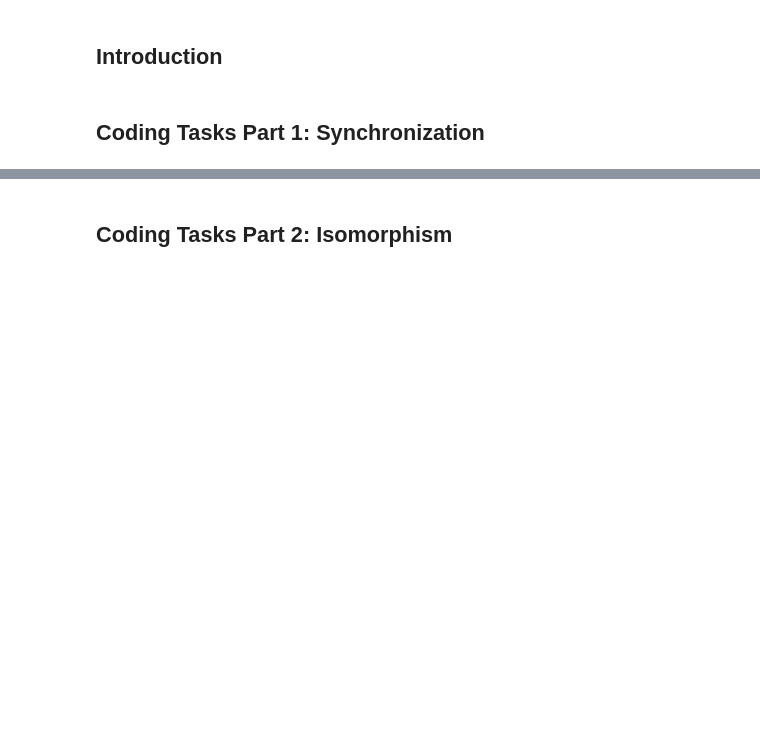
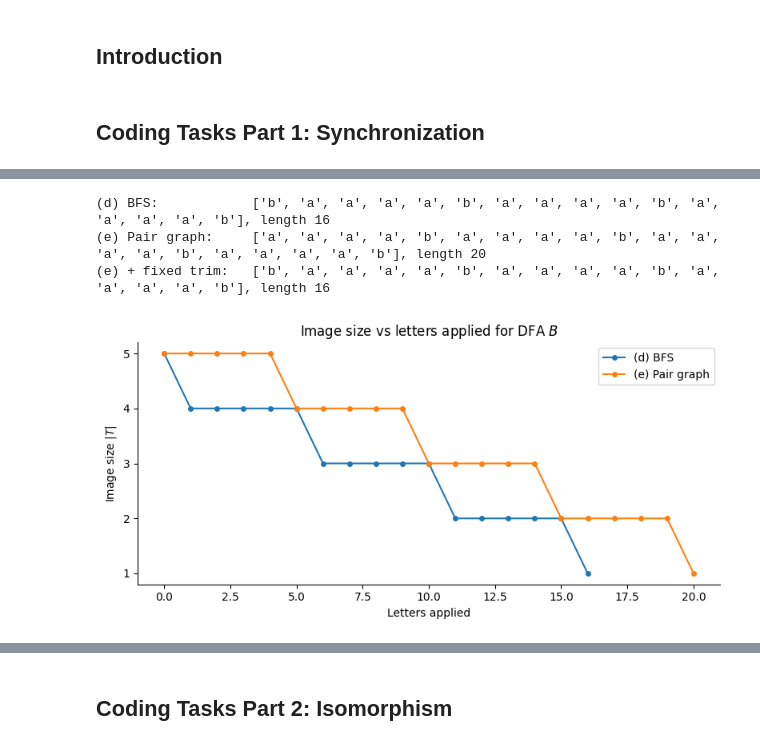
Before and after one commit to kaleater22/MT3510-Group-Project, a Jupyter notebook: mt3510_pure_team_project.ipynb, the cells around one changed output, grey strips where cells are left out. Cells and saved outputs as stored; diff of their text form; code cells hidden in the pictures; blank space fills up the shorter version.

```diff
--- a/mt3510_pure_team_project.ipynb
+++ b/mt3510_pure_team_project.ipynb
@@ -360,0 +954,16 @@ def synchronizing_bfs_word(A):
+# %%
+def cerny(n):
+    """
+    Constructs the Černý automaton C_n with n states, which achieves the
+    Černý bound of (n-1)^2 — the longest known shortest reset word for any
+    n-state DFA.
+
+    Letter "a" applies a cyclic shift i -> (i+1) mod n.
+    Letter "b" fixes all states except n-1, which maps to 0.
+    """
+    Q = tuple(range(n))
+    tau = {
+        "a": tuple((i + 1) % n for i in range(n)),
+        "b": tuple(0 if i == n - 1 else i for i in range(n))
+    }
+    return {"Q": Q, "Sigma": {"a", "b"}, "tau": tau, "q_s": 0, "F": {0}}
@@ -469,0 +1270,52 @@ Word from (e): ['b'], length 1
+# %%
+word_d = synchronizing_bfs_word(B)
+word_e = synchronizing_pair_graph_word(B)
+trimmed = trim_word(B, word_e)
+
+print(f"(d) BFS:            {word_d}, length {len(word_d)}")
+print(f"(e) Pair graph:     {word_e}, length {len(word_e)}")
+print(f"(e) + fixed trim:   {trimmed}, length {len(trimmed)}")
+
+
+def plot_word_shrinkage(A, words, labels):
+    """
+    Plots the image size against the number of letters applied for each
+    synchronizing word, showing how quickly each method collapses the
+    state set to a singleton.
+
+    Also accepts a list of words and corresponding labels to plot.
+    """
+
+    Q = tuple(sorted(A["Q"]))
+    Sigma = A["Sigma"]
+    tau = A["tau"]
+    q_s = A["q_s"]
+    F = A["F"]
+
+    fig, ax = plt.subplots(figsize=(8, 4))
+    for word, label in zip(words, labels):
+        states = set(Q)
+        sizes = [len(states)]
+        for letter in word:
+            states = {tau[letter][q] for q in states}
+            sizes.append(len(states))
+        ax.plot(sizes, marker='o', markersize=4, label=label)
+
+    ax.set_xlabel('Letters applied')
+    ax.set_ylabel('Image size $|T|$')
+    ax.set_title('Image size vs letters applied for DFA $B$')
+    ax.set_yticks(range(1, len(Q) + 1))
+    ax.legend()
+    ax.spines[['top', 'right']].set_visible(False)
+    plt.tight_layout()
+    plt.show()
+
+
+word_d = synchronizing_bfs_word(B)
+word_e = synchronizing_pair_graph_word(B)
+plot_word_shrinkage(B, [word_d, word_e], ['(d) BFS', '(e) Pair graph'])
+# %% [output]
+(d) BFS:            ['b', 'a', 'a', 'a', 'a', 'b', 'a', 'a', 'a', 'a', 'b', 'a', 'a', 'a', 'a', 'b'], length 16
+(e) Pair graph:     ['a', 'a', 'a', 'a', 'b', 'a', 'a', 'a', 'a', 'b', 'a', 'a', 'a', 'a', 'b', 'a', 'a', 'a', 'a', 'b'], length 20
+(e) + fixed trim:   ['b', 'a', 'a', 'a', 'a', 'b', 'a', 'a', 'a', 'a', 'b', 'a', 'a', 'a', 'a', 'b'], length 16
+[figure, added]
```
Also changed, not shown: parts of 78 cells of this notebook.
